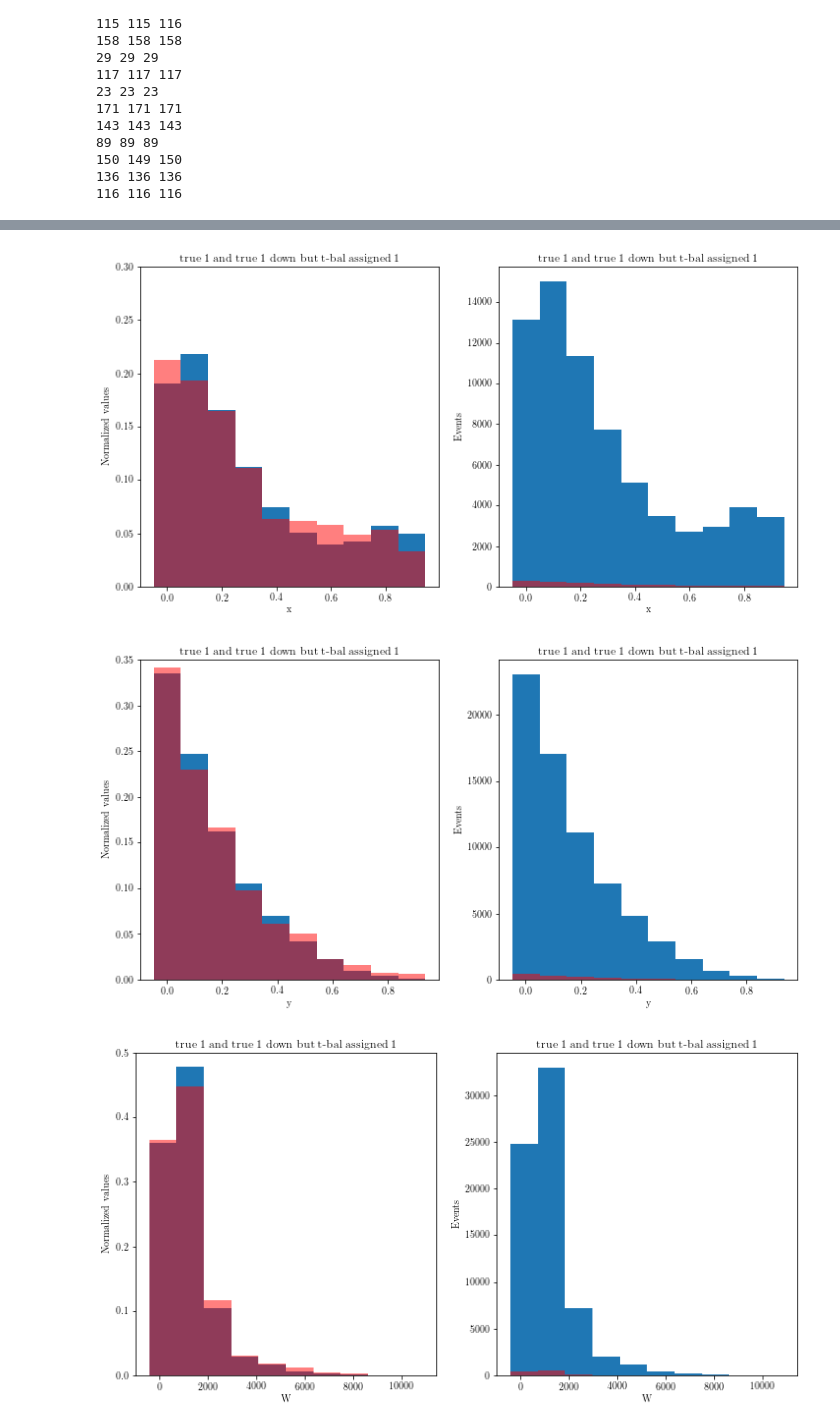
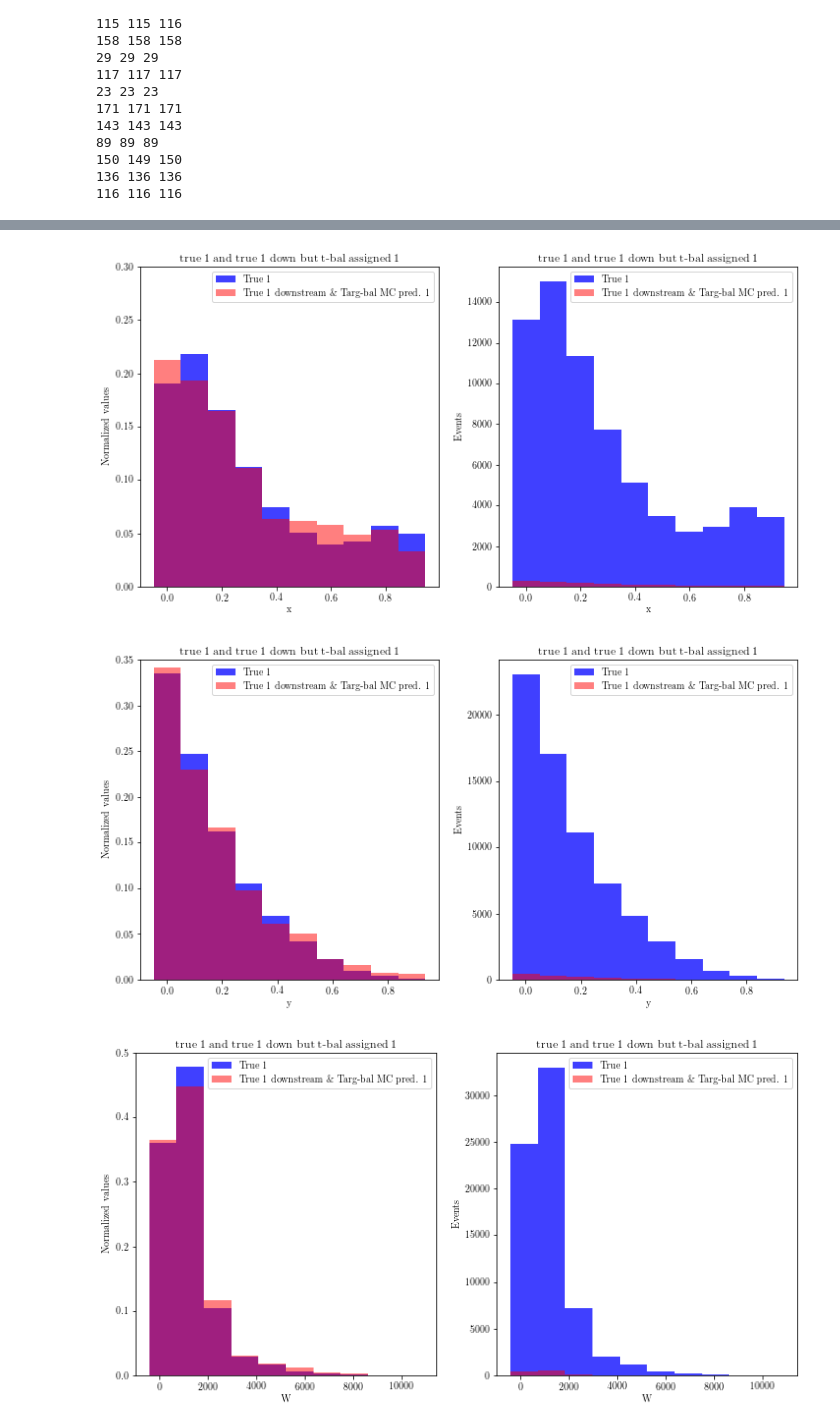
Before and after one commit to gnperdue/JupyterNotebooks, a Jupyter notebook: ANNMINERvA/natural_vs_targbal_check.ipynb, the cells around one changed output, grey strips where cells are left out. Saved outputs shown, nothing was run; the diff lists cells and outputs as text; code cells hidden in the pictures.

Commit message:
plot updates

```diff
--- a/ANNMINERvA/natural_vs_targbal_check.ipynb
+++ b/ANNMINERvA/natural_vs_targbal_check.ipynb
@@ -235,15 +237,16 @@ for x in zip(df['true_plane'][:n_evt], df['planecode_natural'][:n_evt], df['plan
 # %%
 df = df[df['x'] > 0]
 # %%
-def compare_kine(kine_var, targ_indices, diff_indices, ylim=0.3, ptitle='', xtitle=''):
-    plt.figure(figsize=(12, 6))
+def compare_kine(kine_var, targ_indices, diff_indices, ylim=0.3, ptitle='', xtitle='', blue='', red=''):
+    fig = plt.figure(figsize=(12, 6))
     gs = plt.GridSpec(1, 2)
 
     ax = plt.subplot(gs[0])
     hist, bins = np.histogram(df[kine_var][targ_indices], normed=True)
-    ax.bar(bins[:-1], hist.astype(np.float32) / hist.sum(), width=(bins[1] - bins[0]))
+    ax.bar(bins[:-1], hist.astype(np.float32) / hist.sum(), width=(bins[1] - bins[0]), alpha=0.75, color='b', label=blue)
     hist, bins = np.histogram(df[kine_var][diff_indices], bins=bins, normed=True)
-    ax.bar(bins[:-1], hist.astype(np.float32) / hist.sum(), width=(bins[1] - bins[0]), alpha=0.5, color='r')
+    ax.bar(bins[:-1], hist.astype(np.float32) / hist.sum(), width=(bins[1] - bins[0]), alpha=0.5, color='r', label=red)
+    ax.legend()
     plt.ylim(0, ylim)
     plt.xlabel(xtitle)
     plt.ylabel('Normalized values')
@@ -251,13 +254,17 @@ def compare_kine(kine_var, targ_indices, diff_indices, ylim=0.3, ptitle='', xtit
 
     ax = plt.subplot(gs[1])
     hist, bins = np.histogram(df[kine_var][targ_indices])
-    ax.bar(bins[:-1], hist, width=(bins[1] - bins[0]))
+    ax.bar(bins[:-1], hist, width=(bins[1] - bins[0]), alpha=0.75, color='b', label=blue)
     hist, bins = np.histogram(df[kine_var][diff_indices], bins=bins)
-    ax.bar(bins[:-1], hist, width=(bins[1] - bins[0]), alpha=0.5, color='r')
+    ax.bar(bins[:-1], hist, width=(bins[1] - bins[0]), alpha=0.5, color='r', label=red)
+    ax.legend()
     plt.xlabel(xtitle)
     plt.ylabel('Events')
     plt.title(ptitle)
     plt.show()
+
+    save_name = ptitle.replace(' ', '_') + '.pdf'
+    fig.savefig(save_name, bbox_inches='tight')
 # %%
 def make_plane_assignment_indices(plane_type, targ_pcode=9):
     targ_upstrm_idx = df[plane_type] == (targ_pcode - 4)
@@ -304,10 +320,15 @@ compare_kine('W', t1_true, t1_true_down_and_t1_natl, ylim=0.5, ptitle='true 1 an
 # %%
 # compare t1_true_down but also t1_tbal to t1_true
 t1_true_down_and_t1_tbal = t1_true_down & t1_tbal
-compare_kine('x', t1_true, t1_true_down_and_t1_tbal, ptitle='true 1 and true 1 down but t-bal assigned 1', xtitle='x')
-compare_kine('y', t1_true, t1_true_down_and_t1_tbal, ylim=0.35, ptitle='true 1 and true 1 down but t-bal assigned 1', xtitle='y')
-compare_kine('W', t1_true, t1_true_down_and_t1_tbal, ylim=0.5, ptitle='true 1 and true 1 down but t-bal assigned 1', xtitle='W')
+blue = 'True 1'
+red = 'True 1 downstream \& Targ-bal MC pred. 1'
+compare_kine('x', t1_true, t1_true_down_and_t1_tbal, ptitle='true 1 and true 1 down but t-bal assigned 1',
+             xtitle='x', blue=blue, red=red)
+compare_kine('y', t1_true, t1_true_down_and_t1_tbal, ylim=0.35, ptitle='true 1 and true 1 down but t-bal assigned 1',
+             xtitle='y', blue=blue, red=red)
+compare_kine('W', t1_true, t1_true_down_and_t1_tbal, ylim=0.5, ptitle='true 1 and true 1 down but t-bal assigned 1',
+             xtitle='W', blue=blue, red=red)
 # %% [output]
-[figure, old version]
+[figure, new version]
-[figure, old version]
+[figure, new version]
-[figure, old version]
+[figure, new version]
```
Also changed, not shown: parts of 6 cells of this notebook.
